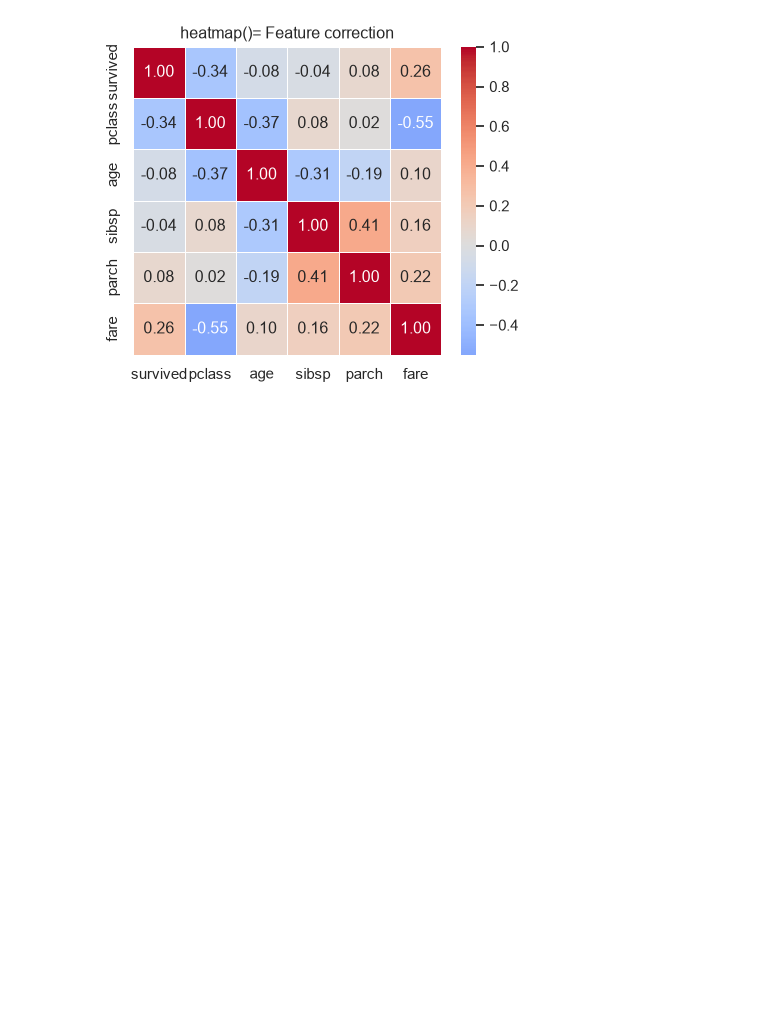
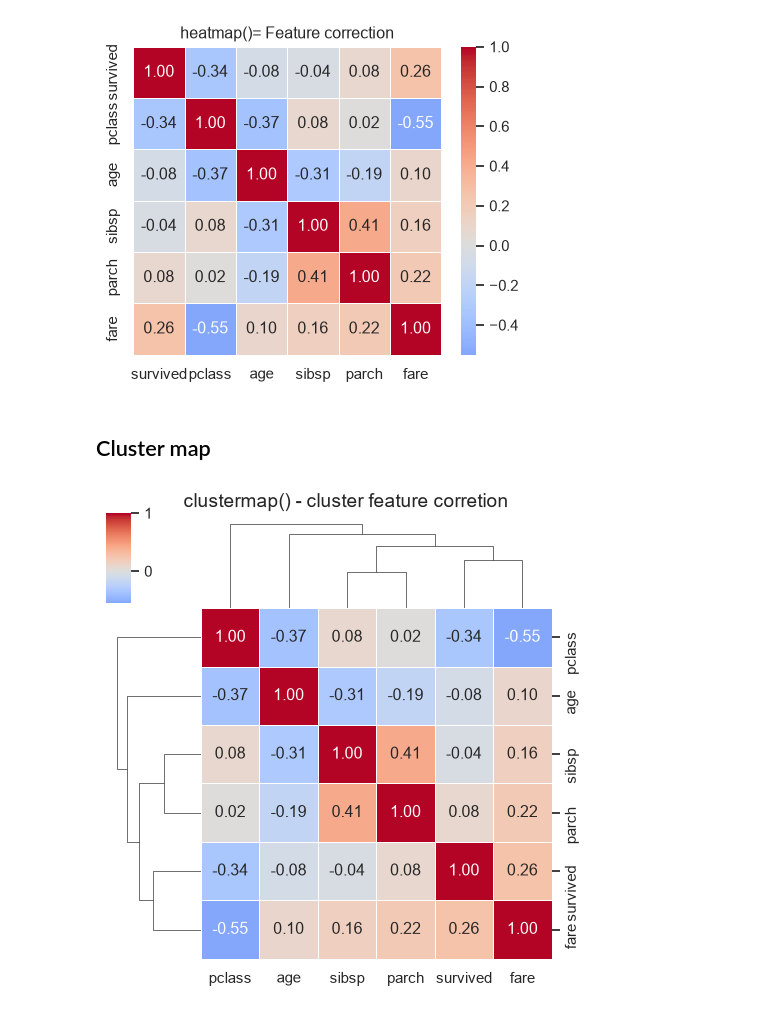
Before and after one commit to Sumit-Rajak99/Matplotlib-learning, a Jupyter notebook: seabornn.ipynb, the cells around one changed output. Drawn from its saved outputs; the diff is of its cells as text; code cells hidden in the pictures; blank space fills up the shorter version.

Commit message:
cluster map

```diff
--- a/seabornn.ipynb
+++ b/seabornn.ipynb
@@ -134,3 +134,12 @@ plt.title('heatmap()= Feature correction')
 plt.show()
 # %% [output]
 [figure]
+# %% [markdown]
+## Cluster map
+# %%
+corr=df[numeric_cols].corr()
+g=sns.clustermap(corr,annot=True,fmt='.2f',cmap='coolwarm',center=0,figsize=(5,5),linewidths=0.5)
+g.figure.suptitle("clustermap() - cluster feature corretion",y=1.02)
+plt.show()
+# %% [output]
+[figure, added]
```
Also changed, not shown: parts of 2 cells of this notebook, 3 other files.
